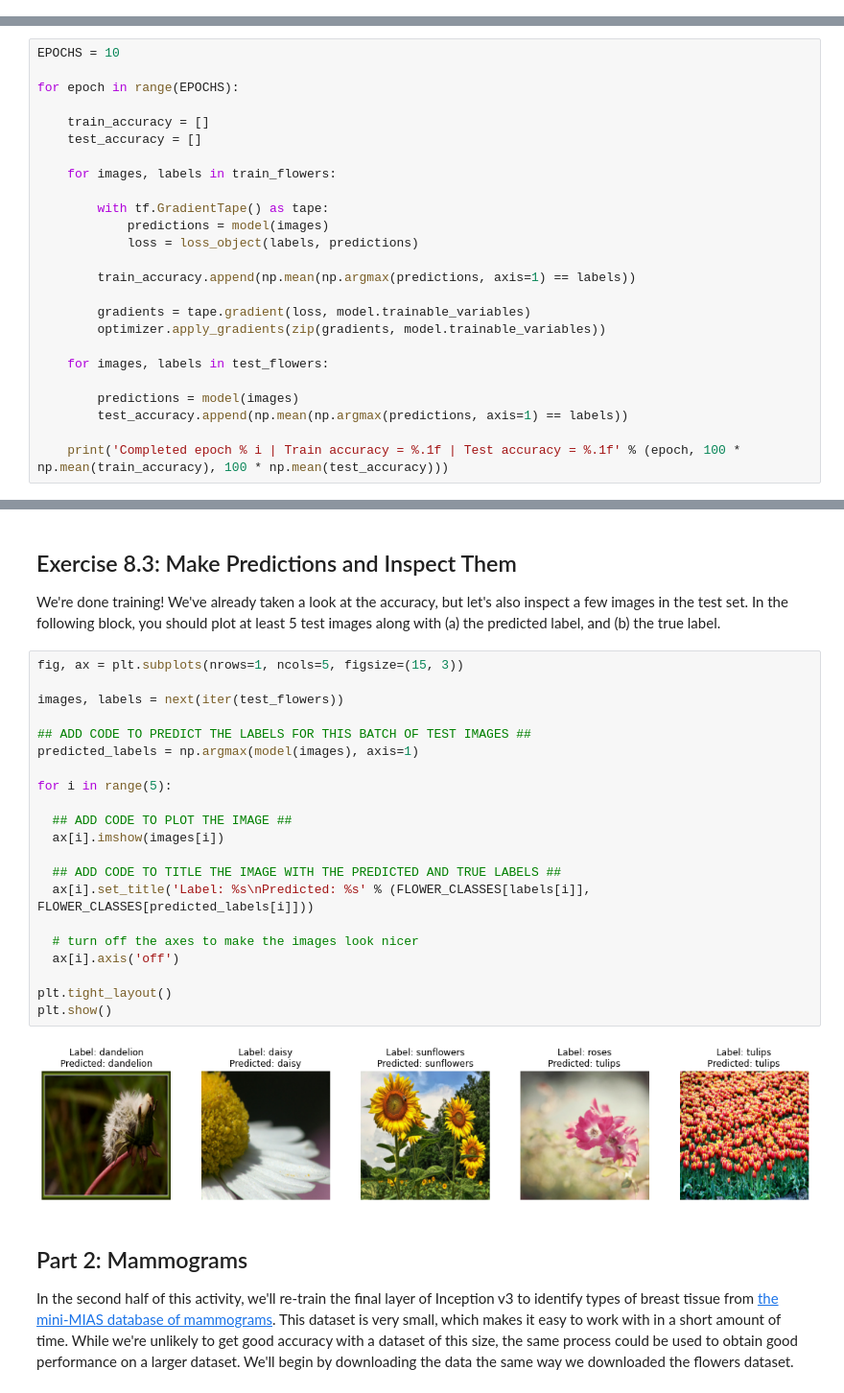
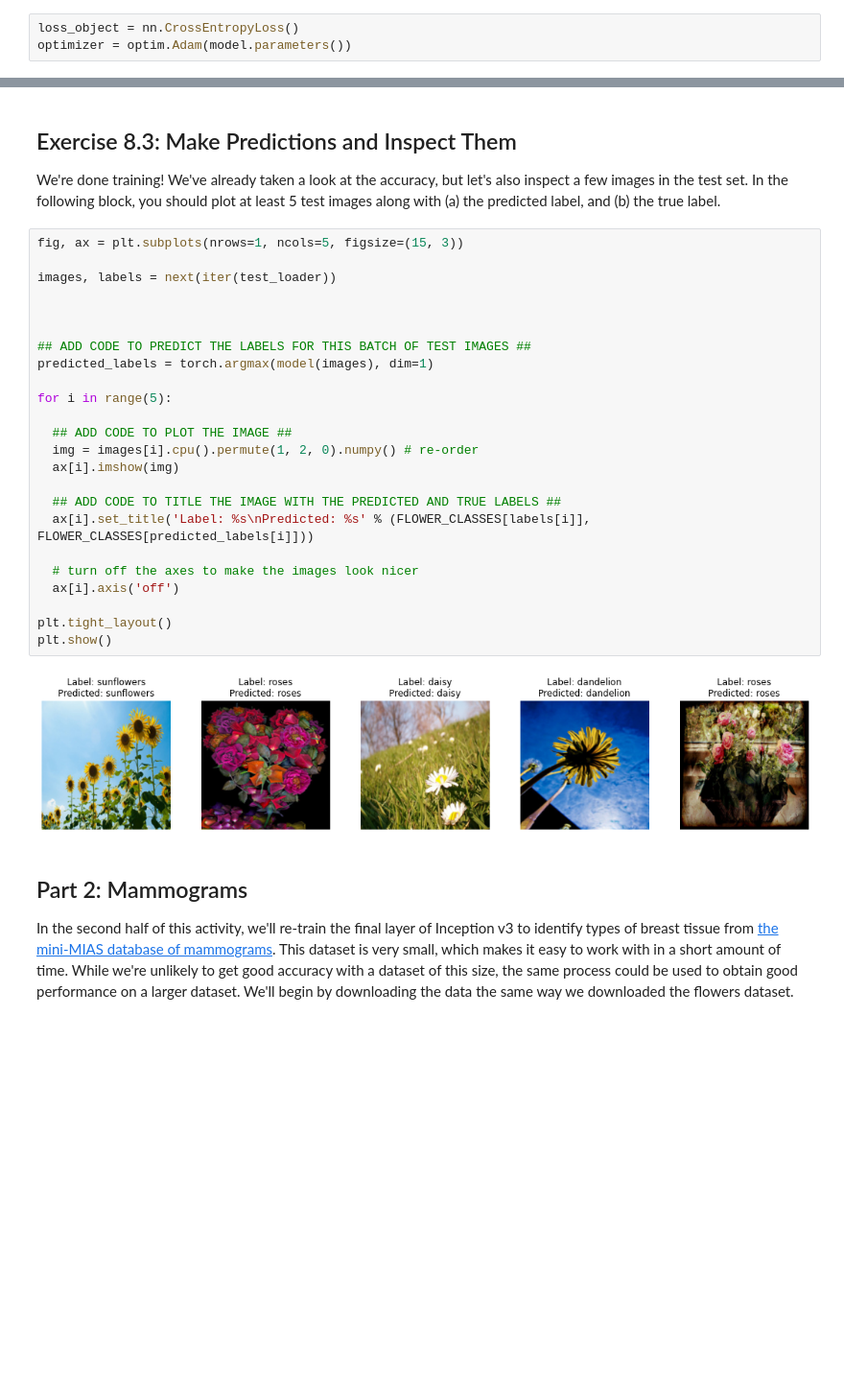
Before and after one commit to engelhard-lab/collaborative-ml-notebooks, a Jupyter notebook: notebooks/transfer_learning_key.ipynb, the cells around one changed output, grey strips where cells are left out. Shown at 96% size. Saved outputs shown, nothing was run; the diff lists cells and outputs as text; blank space fills up the shorter version.

Commit message:
Updated transfer_learning_key to PyTorch

```diff
--- a/notebooks/transfer_learning_key.ipynb
+++ b/notebooks/transfer_learning_key.ipynb
@@ -174,3 +245,6 @@ optimizer = tf.keras.optimizers.Adam() # modified stochastic gradient descent op
+# %%
+loss_object = nn.CrossEntropyLoss()
+optimizer = optim.Adam(model.parameters())
 # %% [markdown]
 ## Exercise 8.2: Train the Flowers Model and Evaluate Performance
 
@@ -178,28 +252,3 @@ We're now ready to train our model, which we can do with the following block. Ag
 - Try training for more epochs
 - Add code to monitor accuracy on the training set and test set after each epoch
 - After the training process has completed, plot training and test performance by epoch. Is your model overfitting?
-# %%
-EPOCHS = 10
-
-for epoch in range(EPOCHS):
-
-    train_accuracy = []
-    test_accuracy = []
-
-    for images, labels in train_flowers:
-
-        with tf.GradientTape() as tape:
-            predictions = model(images)
-            loss = loss_object(labels, predictions)
-
-        train_accuracy.append(np.mean(np.argmax(predictions, axis=1) == labels))
-
-        gradients = tape.gradient(loss, model.trainable_variables)
-        optimizer.apply_gradients(zip(gradients, model.trainable_variables))
-
-    for images, labels in test_flowers:
-
-        predictions = model(images)
-        test_accuracy.append(np.mean(np.argmax(predictions, axis=1) == labels))
-
-    print('Completed epoch % i | Train accuracy = %.1f | Test accuracy = %.1f' % (epoch, 100 * np.mean(train_accuracy), 100 * np.mean(test_accuracy)))
@@ -221,26 +310,29 @@ We're done training! We've already taken a look at the accuracy, but let's also
 # %%
 fig, ax = plt.subplots(nrows=1, ncols=5, figsize=(15, 3))
 
-images, labels = next(iter(test_flowers))
+images, labels = next(iter(test_loader))
+
+
 
 ## ADD CODE TO PREDICT THE LABELS FOR THIS BATCH OF TEST IMAGES ##
-predicted_labels = np.argmax(model(images), axis=1)
+predicted_labels = torch.argmax(model(images), dim=1)
 
 for i in range(5):
 
   ## ADD CODE TO PLOT THE IMAGE ##
-  ax[i].imshow(images[i])
+  img = images[i].cpu().permute(1, 2, 0).numpy() # re-order
+  ax[i].imshow(img)
 
   ## ADD CODE TO TITLE THE IMAGE WITH THE PREDICTED AND TRUE LABELS ##
   ax[i].set_title('Label: %s\nPredicted: %s' % (FLOWER_CLASSES[labels[i]], FLOWER_CLASSES[predicted_labels[i]]))
 
   # turn off the axes to make the images look nicer
   ax[i].axis('off')
 
 plt.tight_layout()
 plt.show()
 # %% [output]
-[figure, old version]
+[figure, new version]
 # %% [markdown]
 ## Part 2: Mammograms
 
```
Also changed, not shown: parts of 39 cells of this notebook.
